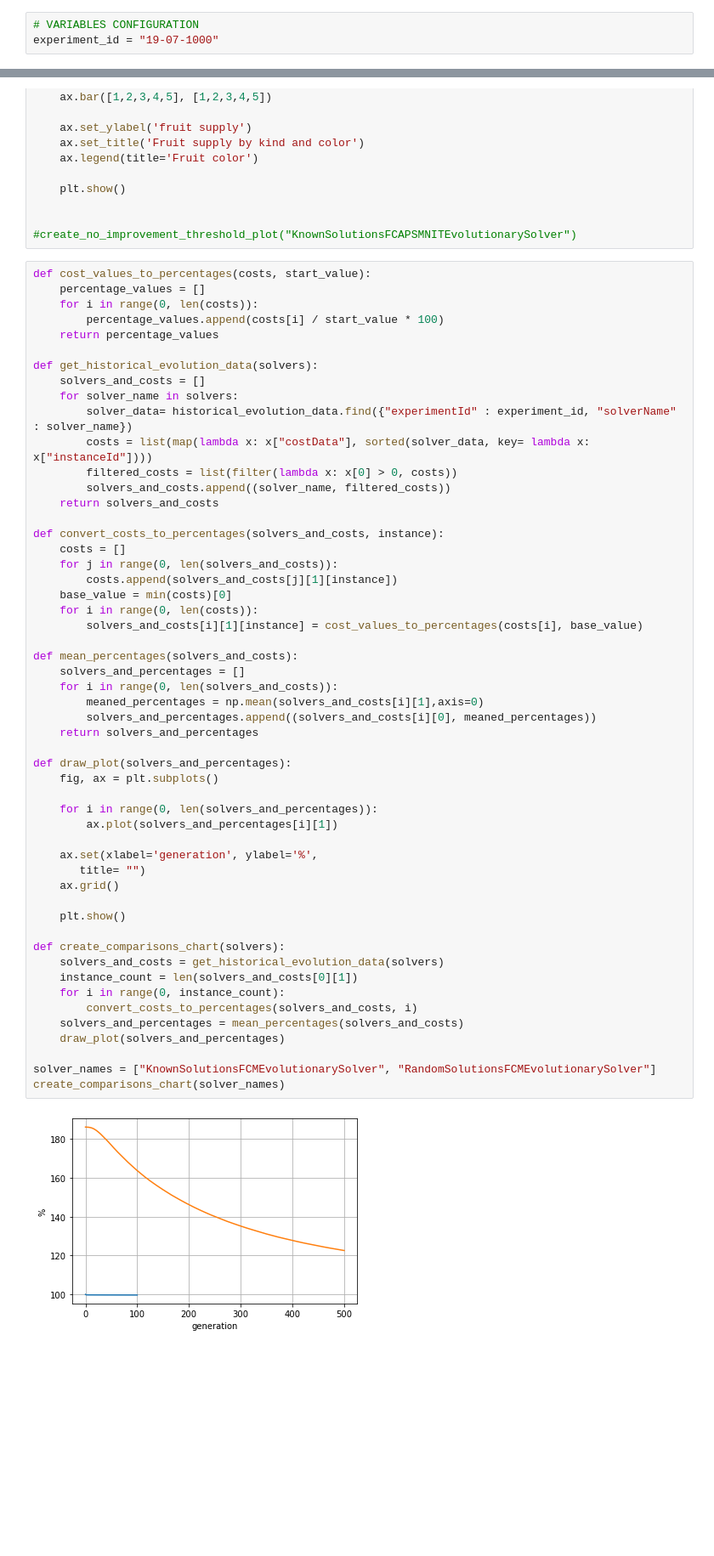
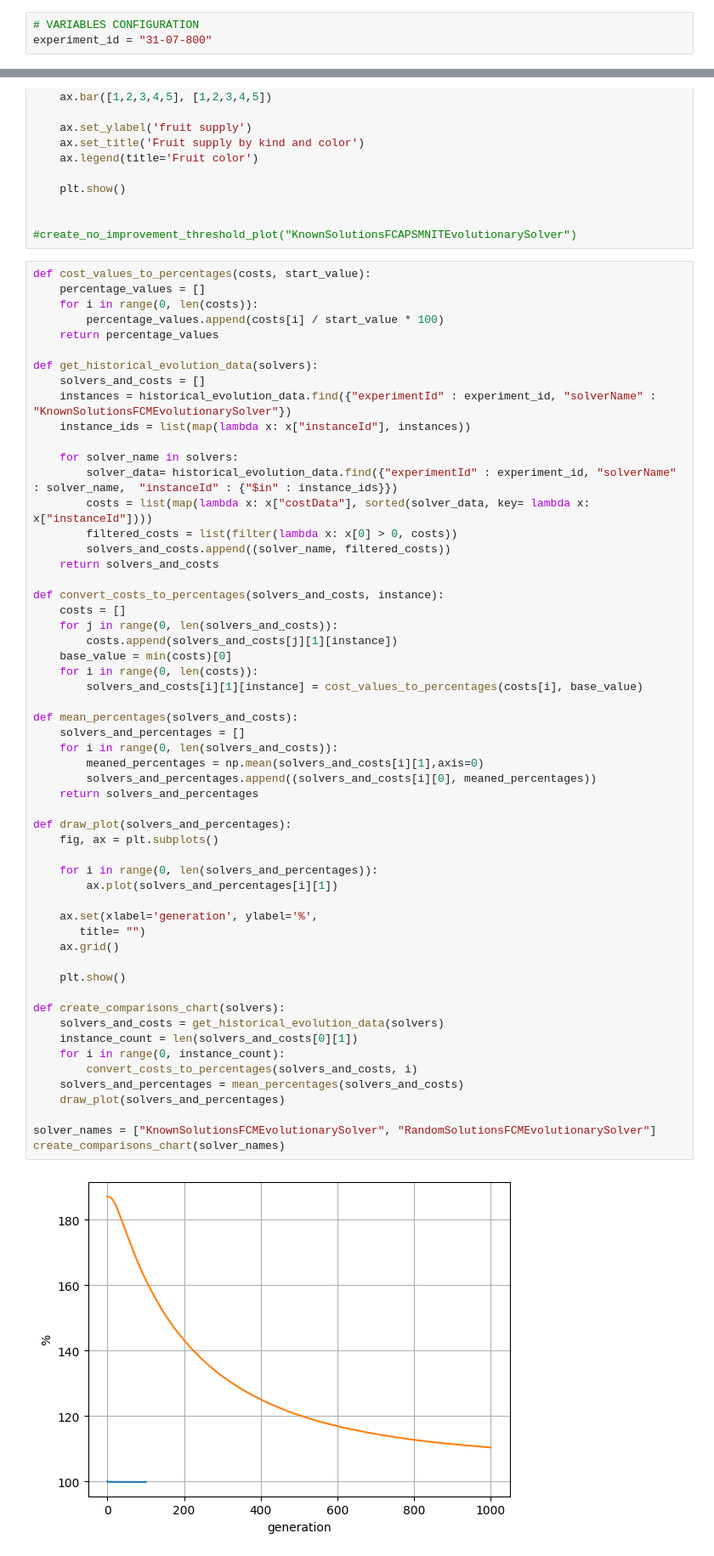
Before and after one commit to mikhailnefedov/OneTrainTransferProblemGenerator, a Jupyter notebook: python_backend/notebooks/visualization_notebook.ipynb, the cells around one changed output, grey strips where cells are left out. Shown at 85% size. Cells and saved outputs as stored; diff of their text form; blank space fills up the shorter version.

```diff
--- a/python_backend/notebooks/visualization_notebook.ipynb
+++ b/python_backend/notebooks/visualization_notebook.ipynb
@@ -4,7 +4,7 @@ import numpy as np
 import matplotlib.pyplot as plt
 # %%
 # VARIABLES CONFIGURATION
-experiment_id = "19-07-1000"
+experiment_id = "31-07-800"
 # %%
 from pymongo.mongo_client import MongoClient
 from pymongo.server_api import ServerApi
@@ -111,8 +109,11 @@ def cost_values_to_percentages(costs, start_value):
 
 def get_historical_evolution_data(solvers):
     solvers_and_costs = []
+    instances = historical_evolution_data.find({"experimentId" : experiment_id, "solverName" : "KnownSolutionsFCMEvolutionarySolver"})
+    instance_ids = list(map(lambda x: x["instanceId"], instances))
+
     for solver_name in solvers:
-        solver_data= historical_evolution_data.find({"experimentId" : experiment_id, "solverName" : solver_name})
+        solver_data= historical_evolution_data.find({"experimentId" : experiment_id, "solverName" : solver_name,  "instanceId" : {"$in" : instance_ids}})
         costs = list(map(lambda x: x["costData"], sorted(solver_data, key= lambda x: x["instanceId"])))
         filtered_costs = list(filter(lambda x: x[0] > 0, costs))
         solvers_and_costs.append((solver_name, filtered_costs))
@@ -129,31 +130,31 @@ def convert_costs_to_percentages(solvers_and_costs, instance):
 def mean_percentages(solvers_and_costs):
     solvers_and_percentages = []
     for i in range(0, len(solvers_and_costs)):
         meaned_percentages = np.mean(solvers_and_costs[i][1],axis=0)
         solvers_and_percentages.append((solvers_and_costs[i][0], meaned_percentages))
     return solvers_and_percentages
 
 def draw_plot(solvers_and_percentages):
     fig, ax = plt.subplots()
 
     for i in range(0, len(solvers_and_percentages)):
         ax.plot(solvers_and_percentages[i][1])
 
     ax.set(xlabel='generation', ylabel='%',
        title= "")
     ax.grid()
 
     plt.show()
 
 def create_comparisons_chart(solvers):
     solvers_and_costs = get_historical_evolution_data(solvers)
     instance_count = len(solvers_and_costs[0][1])
     for i in range(0, instance_count):
         convert_costs_to_percentages(solvers_and_costs, i)
     solvers_and_percentages = mean_percentages(solvers_and_costs)
     draw_plot(solvers_and_percentages)
 
 solver_names = ["KnownSolutionsFCMEvolutionarySolver", "RandomSolutionsFCMEvolutionarySolver"]
 create_comparisons_chart(solver_names)
 # %% [output]
-[figure, old version]
+[figure, new version]
```
Also changed, not shown: parts of 1 cell of this notebook, 1 other file.
